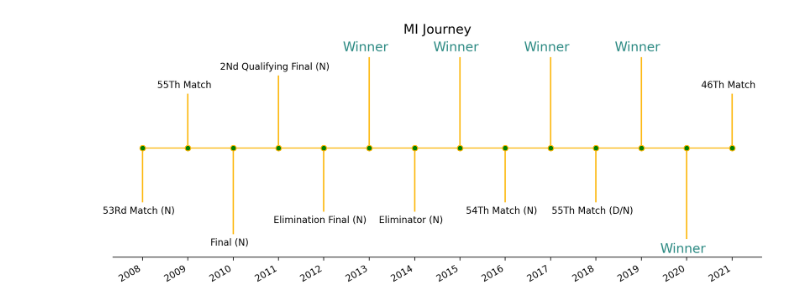
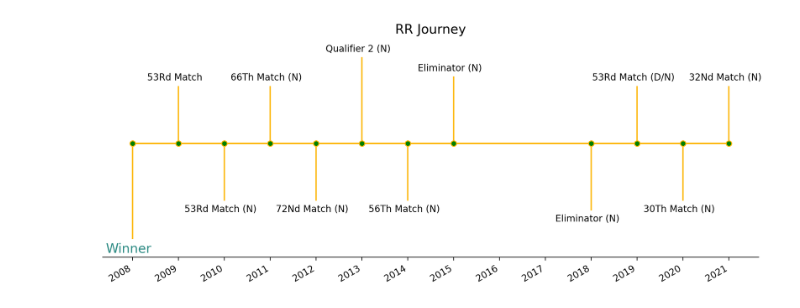
Before and after one commit to RohitRanjangit/IPlDataAnalysis, a Jupyter notebook: src/teams.ipynb, the cells around one changed output. Saved outputs shown, nothing was run; the diff lists cells and outputs as text; code cells hidden in the pictures.

```diff
--- a/src/teams.ipynb
+++ b/src/teams.ipynb
@@ -41,32 +41,32 @@ def team_journey_plot(team_code):
     plt.rcParams['figure.dpi'] = 200
     fig, ax = plt.subplots(figsize=(10, 4), constrained_layout=True,facecolor='#ffffff')
     ax.set_title("{} Journey".format(team_code), fontsize=14)
     ax.vlines(dates, 0, levels, color='#fdb913')  # The vertical stems.
     ax.plot(dates, np.zeros_like(dates), "-o",
             color='#fdb913', markerfacecolor="g")
     for d, l, r in zip(dates, levels, names):
         fontsize = 10
         color = 'black'
         if r == 'Winner':
             fontsize=14
             color = '#2c8a83'
         ax.annotate(r, xy=(d, l),
                         xytext=(-4, np.sign(l)*4), textcoords="offset points",
                     horizontalalignment="center",
                     fontsize = fontsize,
                     color=color,
                     verticalalignment="bottom" if l > 0 else "top")
     ax.xaxis.set_major_locator(mdates.MonthLocator(interval=12))
     ax.xaxis.set_major_formatter(mdates.DateFormatter("%Y"))
     plt.setp(ax.get_xticklabels(), rotation=30, ha="right")
 
     # remove y axis and spines
     ax.yaxis.set_visible(False)
     ax.spines[["left", "top", "right"]].set_visible(False)
 
     ax.margins(y=0.1)
     plt.show()
 
-team_journey_plot('MI')
+team_journey_plot('RR')
 # %% [output]
-[figure, old version]
+[figure, new version]
```
Also changed, not shown: 8 other files.
